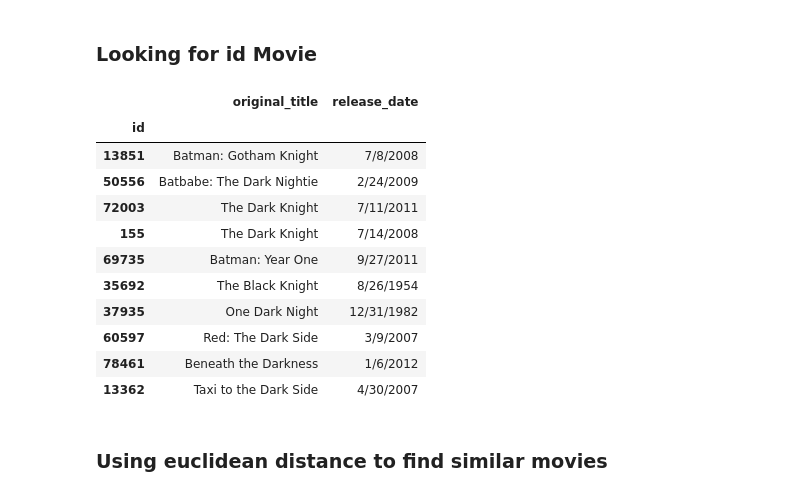
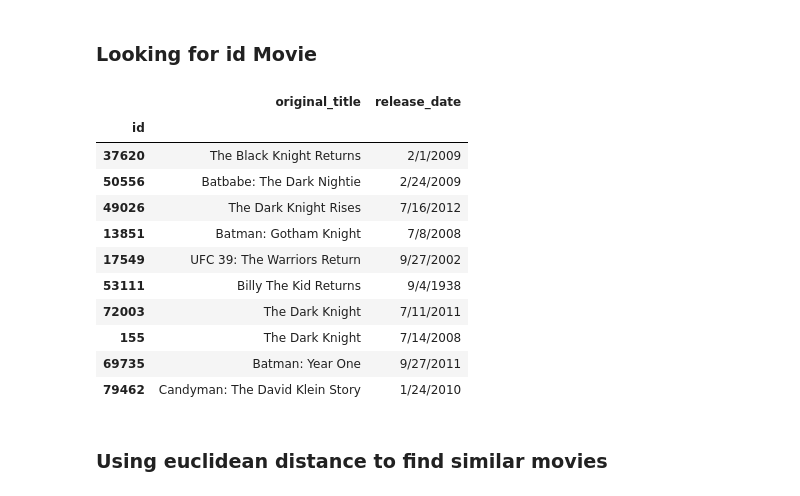
Before and after one commit to juanagsolano/content_based_filtering, a Jupyter notebook: ml_model.ipynb, the cells around one changed output. Cells and saved outputs as stored; diff of their text form; code cells hidden in the pictures.

```diff
--- a/ml_model.ipynb
+++ b/ml_model.ipynb
@@ -191,27 +209,27 @@ idx = titles["original_title"].apply(lambda x: hamming_distance(movie_name,x)
 # %%
 from jellyfish import levenshtein_distance
 
 # Looking for similarity names movies
-movie_name = "Batman: The Dark Knight"
+movie_name = "Batman: The Dark Knight Returns"
 
-def autocomplete_movies(string):
-    return levenshtein_distance(movie_name,string)
-
-idx = titles["original_title"].apply(autocomplete_movies).sort_values()[:10].index
-titles.loc[idx]
+# Calculates distance beetwen movie name and list fo titles
+idx = titles["original_title"].apply(
+    lambda x: levenshtein_distance(movie_name,x))
+idx = idx.sort_values()[:10]    # Sort vector distances and extract first 10
+titles.loc[idx.index]           # Show title names
 # %% [output]
 |  | original_title | release_date |
 | id |  |  |
+| 37620 | The Black Knight Returns | 2/1/2009 |
+| 50556 | Batbabe: The Dark Nightie | 2/24/2009 |
+| 49026 | The Dark Knight Rises | 7/16/2012 |
 | 13851 | Batman: Gotham Knight | 7/8/2008 |
-| 50556 | Batbabe: The Dark Nightie | 2/24/2009 |
+| 17549 | UFC 39: The Warriors Return | 9/27/2002 |
+| 53111 | Billy The Kid Returns | 9/4/1938 |
 | 72003 | The Dark Knight | 7/11/2011 |
 | 155 | The Dark Knight | 7/14/2008 |
 | 69735 | Batman: Year One | 9/27/2011 |
-| 35692 | The Black Knight | 8/26/1954 |
-| 37935 | One Dark Night | 12/31/1982 |
-| 60597 | Red: The Dark Side | 3/9/2007 |
-| 78461 | Beneath the Darkness | 1/6/2012 |
-| 13362 | Taxi to the Dark Side | 4/30/2007 |
+| 79462 | Candyman: The David Klein Story | 1/24/2010 |
 # %% [markdown]
 ### Using euclidean distance to find similar movies
 # %%
```
Also changed, not shown: parts of 13 cells of this notebook, 2 other files.
